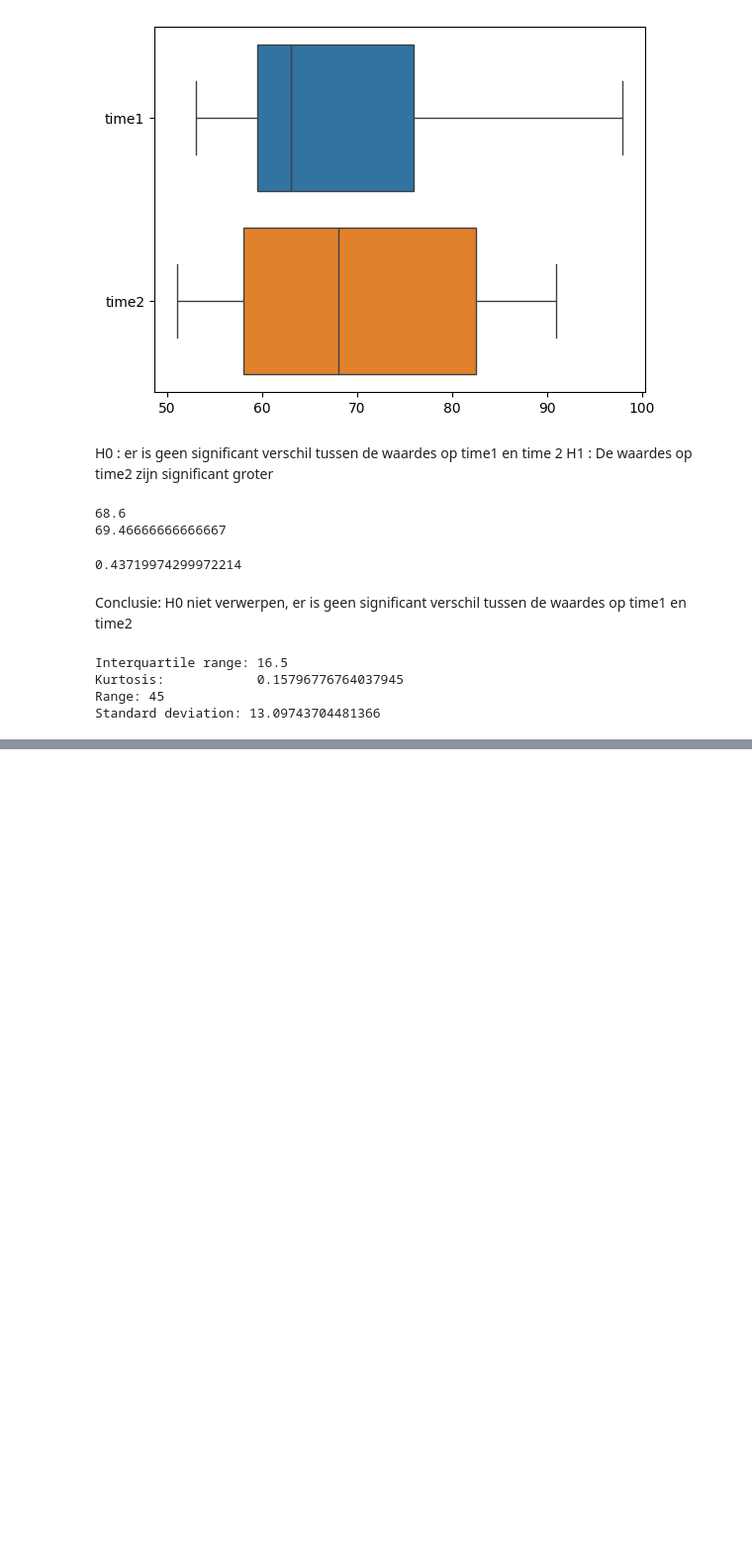
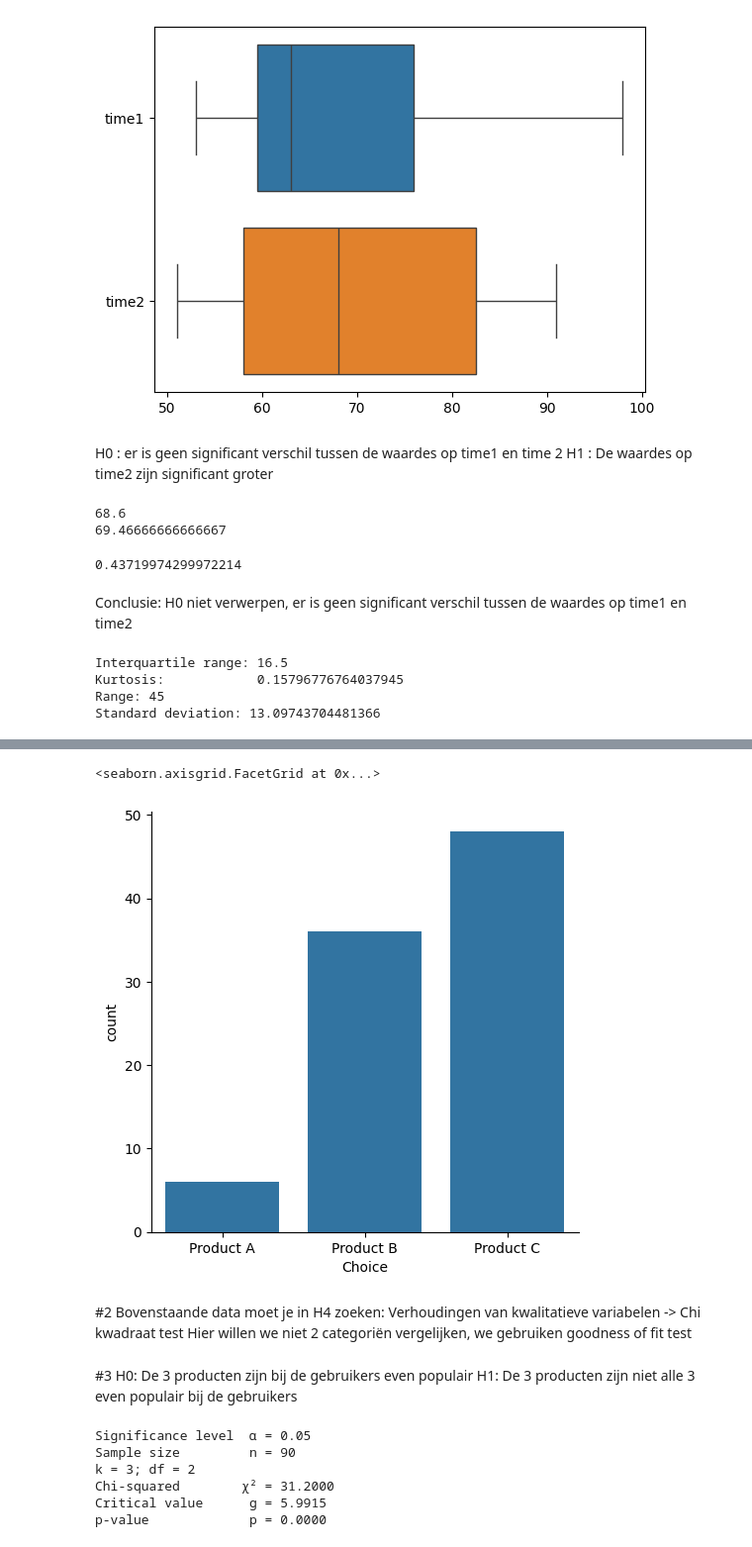
Before and after one commit to JelleLeus1996/data_science, a Jupyter notebook: examen.ipynb, the cells around one changed output, grey strips where cells are left out. Shown at 99% size. Saved outputs shown, nothing was run; the diff lists cells and outputs as text; code cells hidden in the pictures; blank space fills up the shorter version.

```diff
--- a/examen.ipynb
+++ b/examen.ipynb
@@ -256,0 +375,61 @@ Standard deviation: 13.09743704481366
+# %%
+products = pd.DataFrame(data={'Choice': [
+  "Product A","Product A","Product B","Product B","Product C",
+  "Product B","Product B","Product B","Product C","Product B",
+  "Product C","Product A","Product C","Product B","Product C",
+  "Product B","Product C","Product C","Product C","Product B",
+  "Product C","Product C","Product B","Product C","Product B",
+  "Product B","Product B","Product B","Product A","Product B",
+  "Product B","Product B","Product B","Product B","Product C",
+  "Product C","Product B","Product C","Product C","Product A",
+  "Product C","Product C","Product B","Product B","Product B",
+  "Product B","Product C","Product C","Product C","Product C",
+  "Product C","Product B","Product A","Product C","Product C",
+  "Product B","Product B","Product C","Product C","Product C",
+  "Product B","Product C","Product B","Product B","Product C",
+  "Product B","Product B","Product C","Product C","Product B",
+  "Product C","Product C","Product C","Product B","Product B",
+  "Product C","Product C","Product C","Product C","Product C",
+  "Product C","Product C","Product C","Product C","Product C",
+  "Product C","Product C","Product C","Product C","Product B"
+]})
+# %%
+#1
+sns.catplot(data=products, x='Choice',kind='count')
+# %% [output]
+<seaborn.axisgrid.FacetGrid at 0x...>
+[figure, added]
+# %% [markdown]
+#2
+Bovenstaande data moet je in H4 zoeken: Verhoudingen van kwalitatieve variabelen -> Chi kwadraat test
+Hier willen we niet 2 categoriën vergelijken, we gebruiken goodness of fit test
+# %% [markdown]
+#3
+H0: De 3 producten zijn bij de gebruikers even populair
+H1: De 3 producten zijn niet alle 3 even populair bij de gebruikers
+# %%
+observed = products.value_counts()
+expected_p = np.array([1/3,1/3,1/3])
+alpha = 0.05               # Significance level
+n = sum(observed)          # Sample size
+k = len(observed)          # Number of categories
+dof = k - 1                # Degrees of freedom
+expected = expected_p * n  # Expected absolute frequencies in the sample; Procentuele verwachte waarden * aantal elementen
+g = stats.chi2.isf(alpha, df=dof)  # Critical value ; Liggen de verwachte waarden dicht genoeg bij de effectieve waarden
+
+# Goodness-of-fit-test in Python:
+chi2, p = stats.chisquare(f_obs=observed, f_exp=expected)
+
+print("Significance level  ⍺ = %.2f" % alpha)
+print("Sample size         n = %d" % n)
+print("k = %d; df = %d" % (k, dof))
+print("Chi-squared        χ² = %.4f" % chi2)
+print("Critical value      g = %.4f" % g)
+print("p-value             p = %.4f" % p)
+# %% [output]
+Significance level  ⍺ = 0.05
+Sample size         n = 90
+k = 3; df = 2
+Chi-squared        χ² = 31.2000
+Critical value      g = 5.9915
+p-value             p = 0.0000
```
Also changed, not shown: parts of 17 cells of this notebook.
